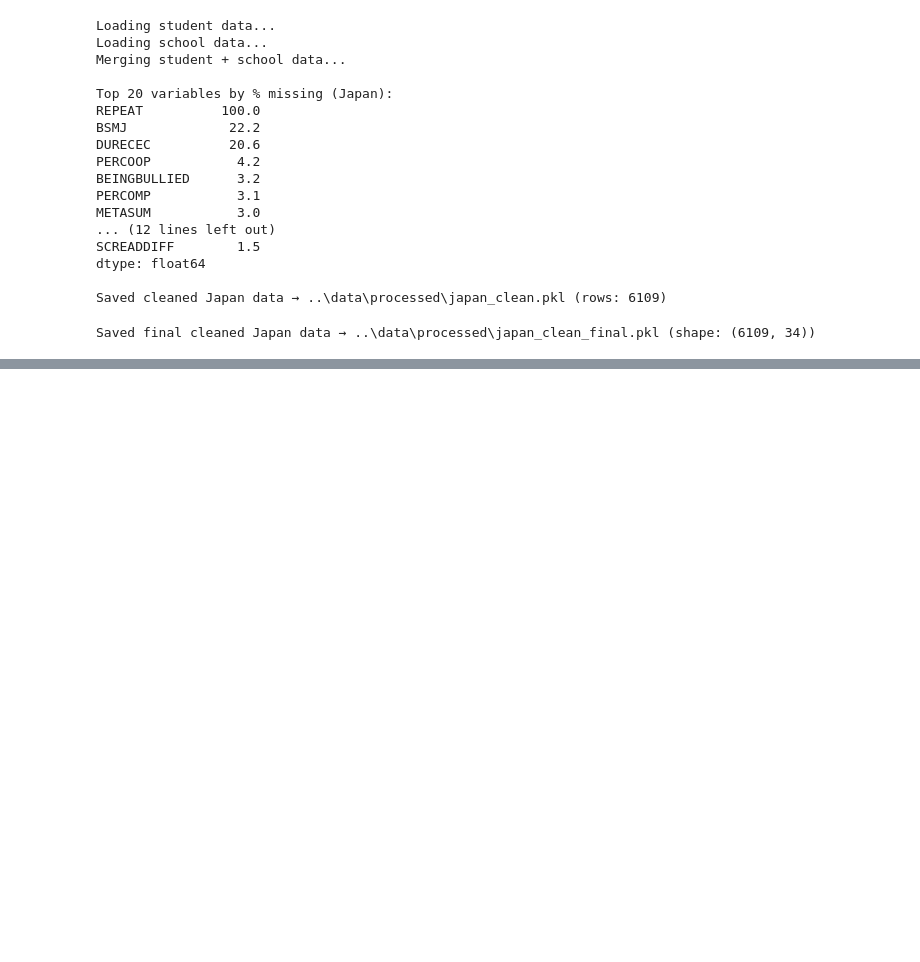
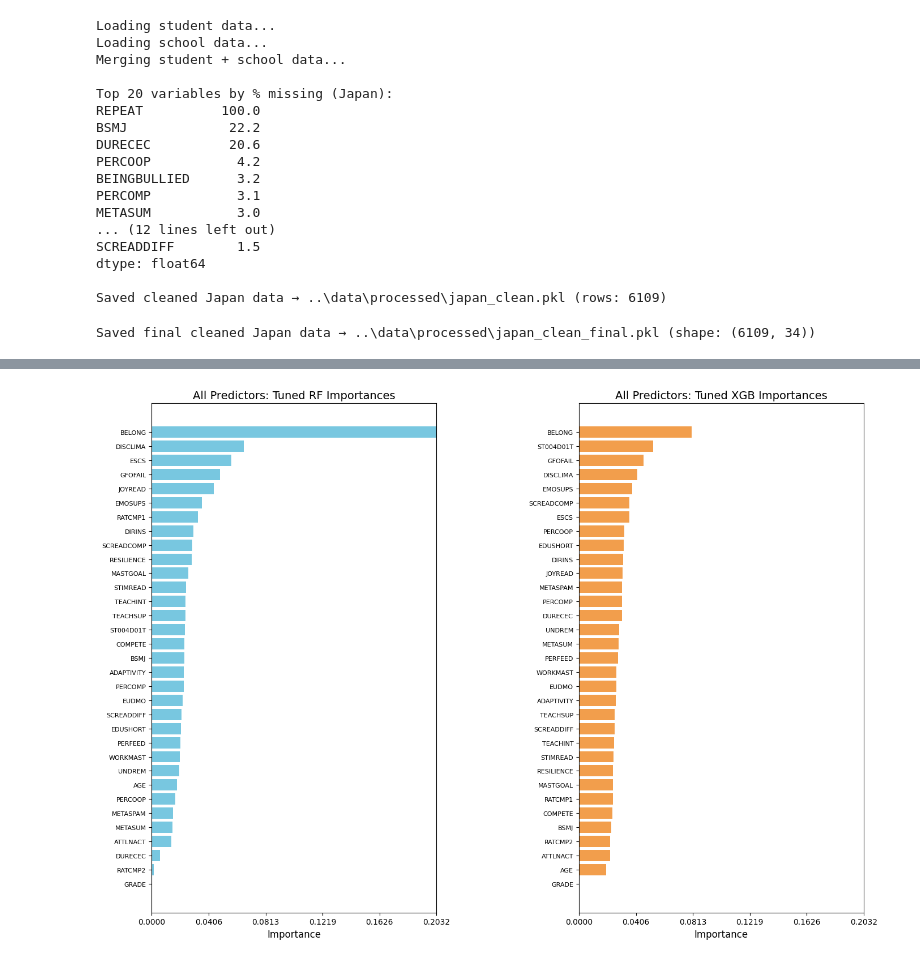
Before and after one commit to adhiv2007/EduMinds-Research, a Jupyter notebook: notebooks/01_load_clean_jpn.ipynb, the cells around one changed output, grey strips where cells are left out. Saved outputs shown, nothing was run; the diff lists cells and outputs as text; code cells hidden in the pictures; blank space fills up the shorter version.

```diff
--- a/notebooks/01_load_clean_jpn.ipynb
+++ b/notebooks/01_load_clean_jpn.ipynb
@@ -125,0 +565,68 @@ Saved final cleaned Japan data → ..\data\processed\japan_clean_final.pkl (shap
+# %%
+import pandas as pd
+import numpy as np
+from sklearn.ensemble import RandomForestRegressor
+from xgboost import XGBRegressor
+import matplotlib.pyplot as plt
+
+df = pd.read_pickle("../data/processed/japan_clean_final.pkl")  # loads the final cleaned Japan data
+df = df.dropna(subset=["BEINGBULLIED"])  # drops rows with missing values in the dependent variable
+
+X = df.drop(columns=["BEINGBULLIED"])
+y = df["BEINGBULLIED"]
+
+tuned_rf = RandomForestRegressor(
+    n_estimators = 100,
+    max_depth = 20,
+    max_features = 0.5,
+    min_samples_leaf = 10,
+    random_state = 42
+)
+
+tuned_rf.fit(X, y)
+imp_rf = tuned_rf.feature_importances_
+
+tuned_xgb = XGBRegressor(
+    n_estimators=300,
+    max_depth=4,
+    learning_rate=0.05,
+    subsample=0.8,
+    colsample_bytree=0.8,
+    random_state=42,
+    verbosity=0
+)
+
+tuned_xgb.fit(X, y)
+imp_xgb = tuned_xgb.feature_importances_
+
+feature_names = X.columns.tolist()
+df_imp_rf = pd.DataFrame({"feature": feature_names, "importance": imp_rf}) \
+    .sort_values("importance", ascending=True)
+df_imp_xgb = pd.DataFrame({"feature": feature_names, "importance": imp_xgb}) \
+    .sort_values("importance", ascending=True)
+
+max_imp = max(df_imp_rf["importance"].max(), df_imp_xgb["importance"].max())
+
+xticks = np.linspace(0, max_imp, 6)
+
+fig, axes = plt.subplots(1, 2, figsize=(14, 10), sharex=True)
+
+axes[0].barh(df_imp_rf["feature"], df_imp_rf["importance"], color="#78C7E0")
+axes[0].set_title("All Predictors: Tuned RF Importances", fontsize=14)
+axes[0].set_xlabel("Importance", fontsize=12)
+axes[0].set_xlim(0, max_imp)
+axes[0].set_xticks(xticks)
+axes[0].tick_params(axis="y", labelsize=8)
+
+axes[1].barh(df_imp_xgb["feature"], df_imp_xgb["importance"], color="#F29E4C")
+axes[1].set_title("All Predictors: Tuned XGB Importances", fontsize=14)
+axes[1].set_xlabel("Importance", fontsize=12)
+axes[1].set_xlim(0, max_imp)
+axes[1].set_xticks(xticks)
+axes[1].tick_params(axis="y", labelsize=8)
+
+plt.tight_layout()
+plt.subplots_adjust(wspace=0.5)
+plt.show()
+# %% [output]
+[figure, added]
```
Also changed, not shown: parts of 19 cells of this notebook.
